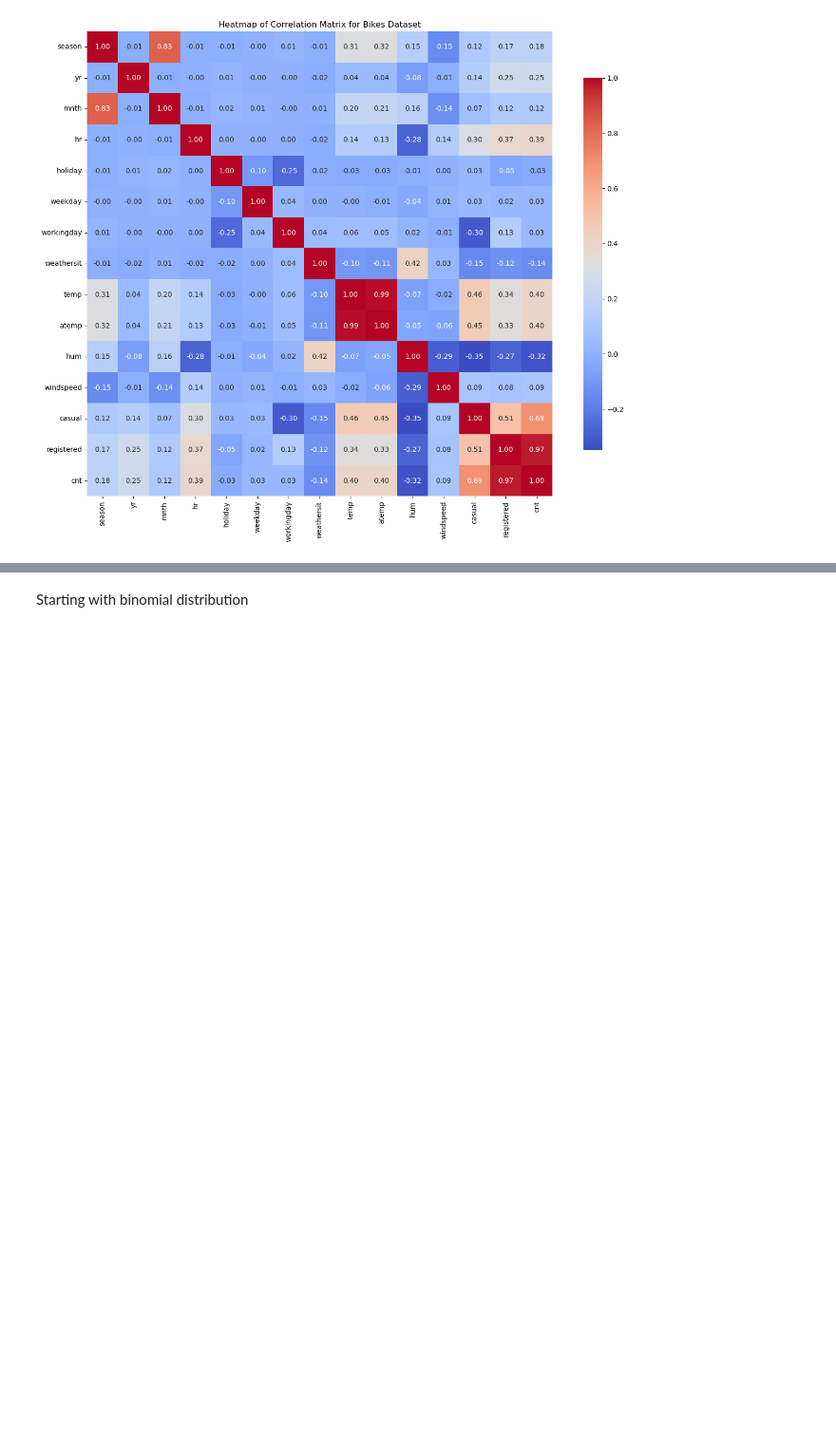
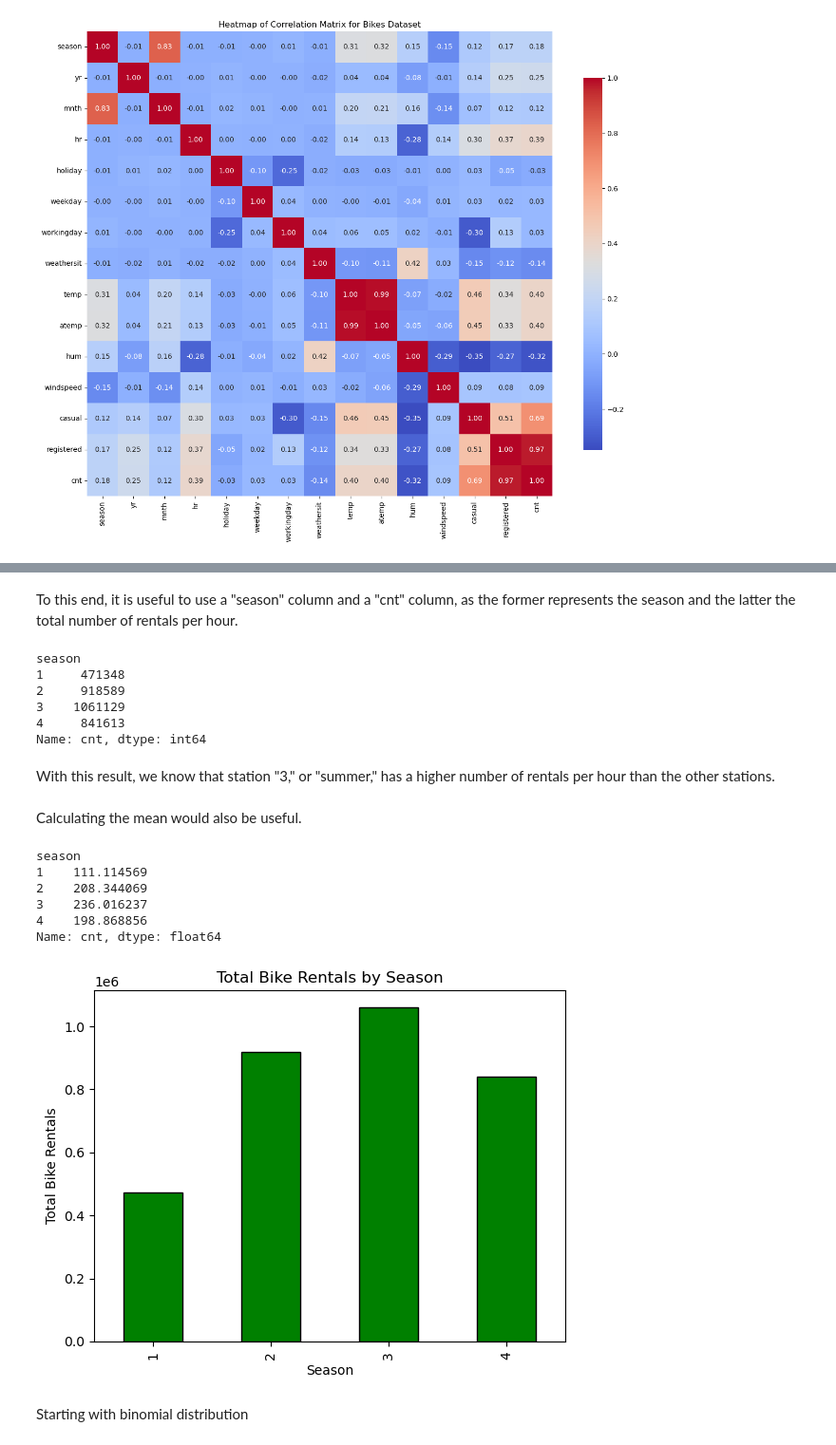
Before and after one commit to 2026623-Student/Statistical-Project, a Jupyter notebook: Bikes_Jupyter.ipynb, the cells around one changed output, grey strips where cells are left out. Shown at 95% size. Saved outputs shown, nothing was run; the diff lists cells and outputs as text; code cells hidden in the pictures; blank space fills up the shorter version.

Commit message:
Updating
added more concepts and histograms

```diff
--- a/Bikes_Jupyter.ipynb
+++ b/Bikes_Jupyter.ipynb
@@ -244,3 +241,42 @@ plt.show()
+# %% [markdown]
+To this end, it is useful to use a "season" column and a "cnt" column, as the former represents the season and the latter the total number of rentals per hour.
+# %%
+# Total bike rentals by season
+season_rentals = df.groupby("season")["cnt"].sum()
+
+print(season_rentals)
+# %% [output]
+season
+1     471348
+2     918589
+3    1061129
+4     841613
+Name: cnt, dtype: int64
+# %% [markdown]
+
+With this result, we know that station "3," or "summer," has a higher number of rentals per hour than the other stations.
+# %% [markdown]
+Calculating the mean would also be useful.
+# %%
+season_average = df.groupby("season")["cnt"].mean()
+print(season_average)
+# %% [output]
+season
+1    111.114569
+2    208.344069
+3    236.016237
+4    198.868856
+Name: cnt, dtype: float64
+# %%
+#Graphically representing the use of bicycles during the different seasons of the year.
+season_rentals.plot(kind="bar", color="green", edgecolor="black")
+
+plt.title("Total Bike Rentals by Season")
+plt.xlabel("Season")
+plt.ylabel("Total Bike Rentals")
+plt.show()
+# %% [output]
+[figure, added]
 # %% [markdown]
 Starting with binomial distribution
 # %% [markdown]
```
Also changed, not shown: parts of 10 cells of this notebook, 1 other file.
